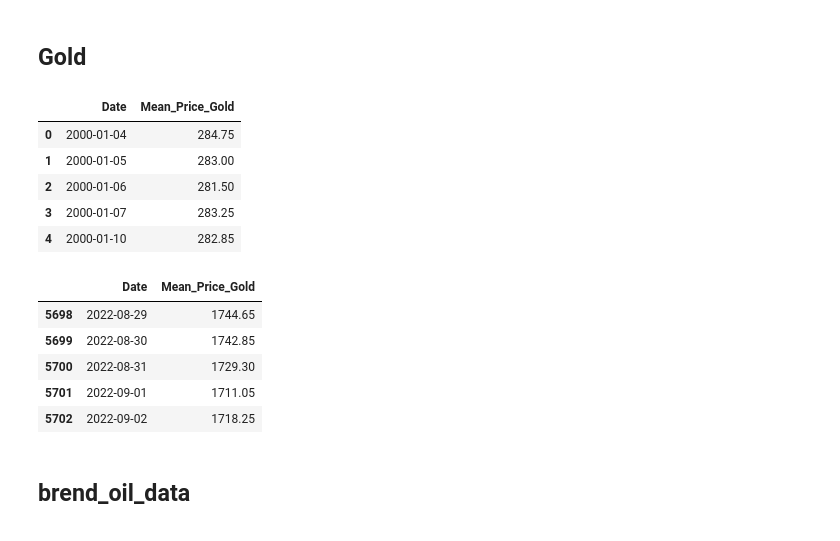
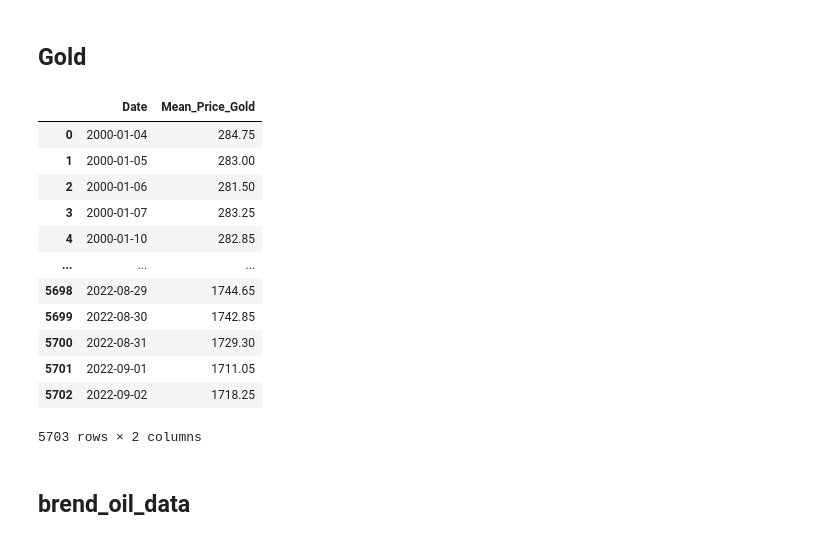
Before and after one commit to eljabriyassine/Predication-of-dollar, a Jupyter notebook: gold.ipynb, the cells around one changed output. Saved outputs shown, nothing was run; the diff lists cells and outputs as text; code cells hidden in the pictures.

```diff
--- a/gold.ipynb
+++ b/gold.ipynb
@@ -410,23 +365,21 @@ gold_data.drop(columns=['Currency'], inplace=True)
 gold_data.drop(columns=['High'], inplace=True)
 gold_data.drop(columns=['Low'], inplace=True)
 # %%
-gold_data.head()
+gold_data
 # %% [output]
 |  | Date | Mean_Price_Gold |
 | 0 | 2000-01-04 | 284.75 |
 | 1 | 2000-01-05 | 283.00 |
 | 2 | 2000-01-06 | 281.50 |
 | 3 | 2000-01-07 | 283.25 |
 | 4 | 2000-01-10 | 282.85 |
+| ... | ... | ... |
+| 5698 | 2022-08-29 | 1744.65 |
+| 5699 | 2022-08-30 | 1742.85 |
+| 5700 | 2022-08-31 | 1729.30 |
+| 5701 | 2022-09-01 | 1711.05 |
+| 5702 | 2022-09-02 | 1718.25 |
+5703 rows × 2 columns
-# %%
-gold_data.tail()
-# %% [output]
-|  | Date | Mean_Price_Gold |
-| 5698 | 2022-08-29 | 1744.65 |
-| 5699 | 2022-08-30 | 1742.85 |
-| 5700 | 2022-08-31 | 1729.30 |
-| 5701 | 2022-09-01 | 1711.05 |
-| 5702 | 2022-09-02 | 1718.25 |
 # %% [markdown]
 ## brend_oil_data
 # %%
```
Also changed, not shown: parts of 18 cells of this notebook, 1 other file.
